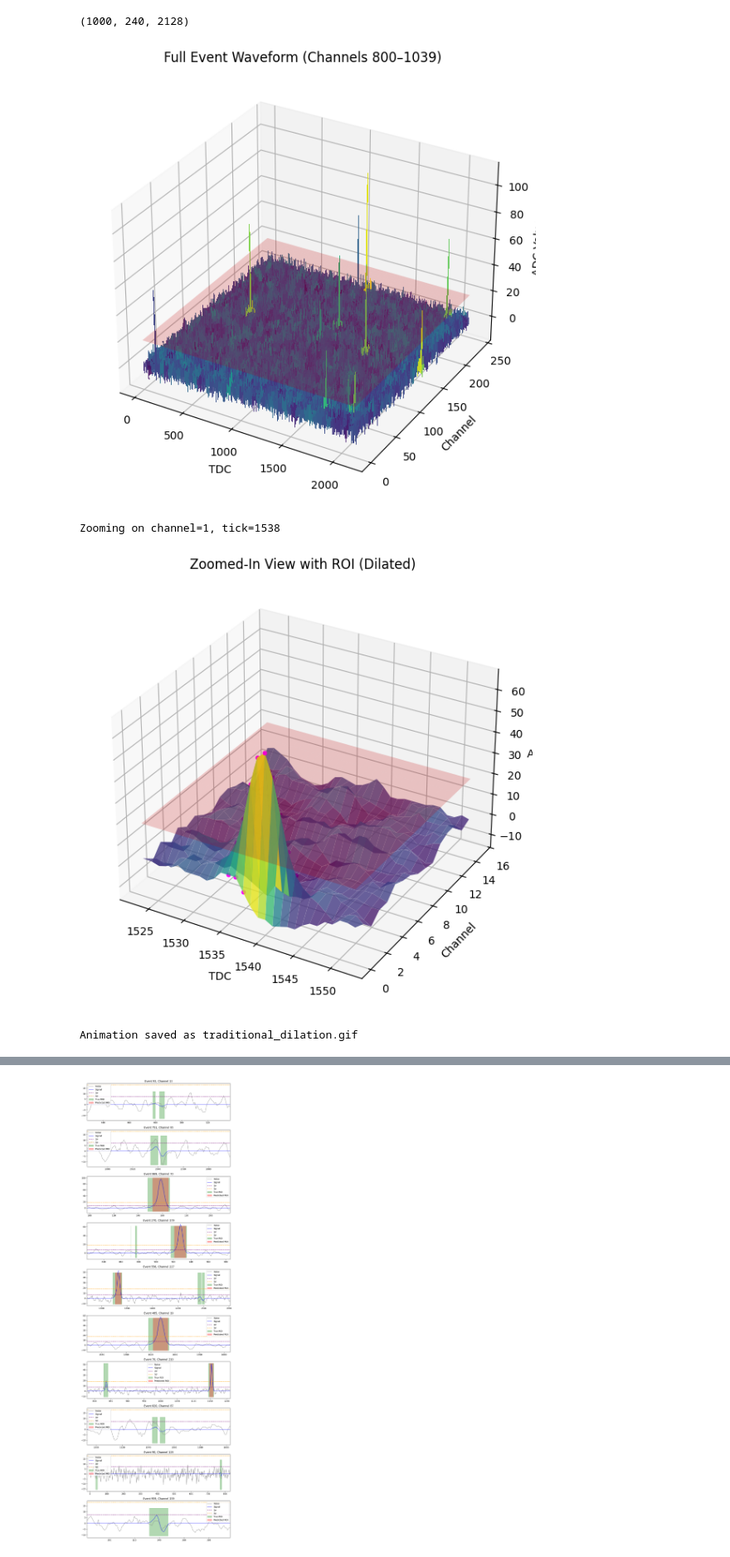
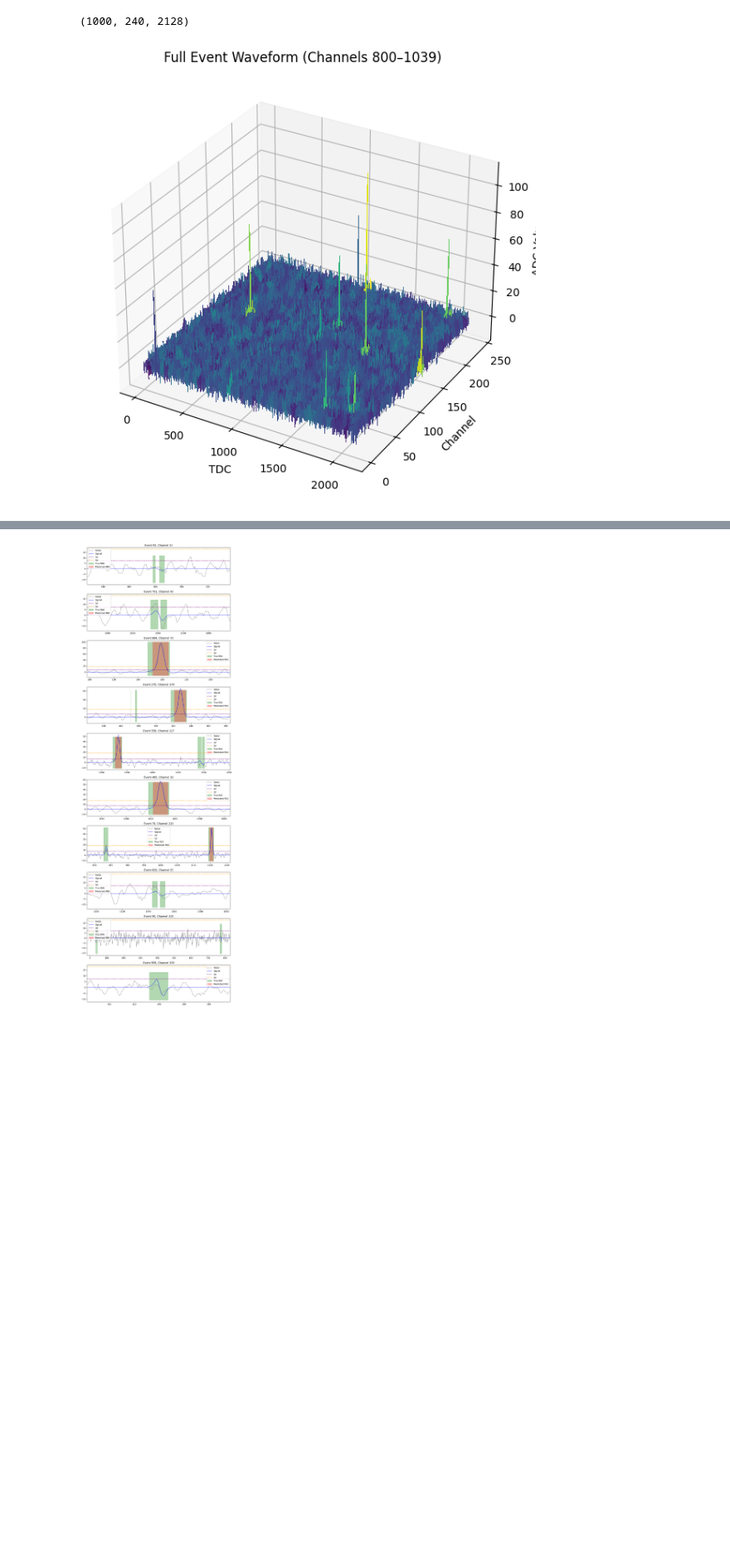
Before and after one commit to mking99456/Ar39-CNN, a Jupyter notebook: Threshold_Selection.ipynb, the cells around one changed output, grey strips where cells are left out. Shown at 83% size. Cells and saved outputs as stored; diff of their text form; code cells hidden in the pictures; blank space fills up the shorter version.

```diff
--- a/Threshold_Selection.ipynb
+++ b/Threshold_Selection.ipynb
@@ -297,7 +297,7 @@ def get_random_peak(seeds):
     return int(chosen_idx[0]), int(chosen_idx[1])  # channel, tick
 
 # --- FULL EVENT 3D PLOT ---
-def plot_full_event():
+def plot_full_event(plane=True):
     x, y = np.meshgrid(np.arange(wave.shape[1]), np.arange(wave.shape[0]))
     fig = plt.figure(figsize=(12, 6))
     ax = fig.add_subplot(111, projection='3d')
@@ -309,10 +309,11 @@ def plot_full_event():
     ax.set_zlim(wave.min(), wave.max())
 
     # Transparent threshold plane
-    z = np.full_like(x, s_high)
-    ax.plot_surface(x, y, z, alpha=0.2, color='red')
+    if(plane):
+        z = np.full_like(x, s_high)
+        ax.plot_surface(x, y, z, alpha=0.2, color='red')
     plt.tight_layout()
-    plt.savefig("full_event_waveform.png", dpi=300)
+    plt.savefig("full_event_waveform.png", dpi=fig.dpi)
     plt.show()
     plt.close()
 
@@ -480,47 +481,45 @@ def animate_dilation_with_scatter(event_data, seeds, mask, center_chan, center_t
         ax.set_title(f"Dilation Step {frame + 1} / {len(dilation_steps)}")
         return scatter,
 
     anim = animation.FuncAnimation(
         fig, update, frames=len(dilation_steps), interval=1000, blit=False
     )
 
     # Save as GIF
     anim.save("traditional_dilation.gif", writer='pillow', fps=1)
     print("Animation saved as traditional_dilation.gif")
 
     plt.show()
 
 # Run steps
-plot_full_event()
+plot_full_event(plane=False)
 
 # Find random peak
-rand_chan, rand_tick = get_random_peak(seeds)
-print(f"Zooming on channel={rand_chan}, tick={rand_tick}")
+#rand_chan, rand_tick = get_random_peak(seeds)
+#print(f"Zooming on channel={rand_chan}, tick={rand_tick}")
 
-plot_zoom_region(center_chan=rand_chan, center_tick=rand_tick, size=30)
+#plot_zoom_region(center_chan=rand_chan, center_tick=rand_tick, size=30)
 
 #dilation_steps = animate_dilation(
 #    i_event=event_index,
 #    waveforms=waveforms,
 #    s_high=5,
 #    s_low=2,
 #    center_chan=rand_chan,
 #    center_tick=rand_tick,
 #    size=30,
 #    steps=10
 #)
 
-animate_dilation_with_scatter(
-    event_data=wave,
-    seeds=seeds,
-    mask=mask,
-    center_chan=rand_chan,
-    center_tick=rand_tick,
-    size=30,
-    steps=10
-)
+#Run this for animation
+#animate_dilation_with_scatter(
+#    event_data=wave,
+#    seeds=seeds,
+#    mask=mask,
+#    center_chan=rand_chan,
+#    center_tick=rand_tick,
+#    size=30,
+#    steps=10
+#)
 # %% [output]
-[figure, old version]
+[figure, new version]
-Zooming on channel=1, tick=1538
-[figure, removed]
-Animation saved as traditional_dilation.gif
```
Also changed, not shown: parts of 2 cells of this notebook, 1 other file.
